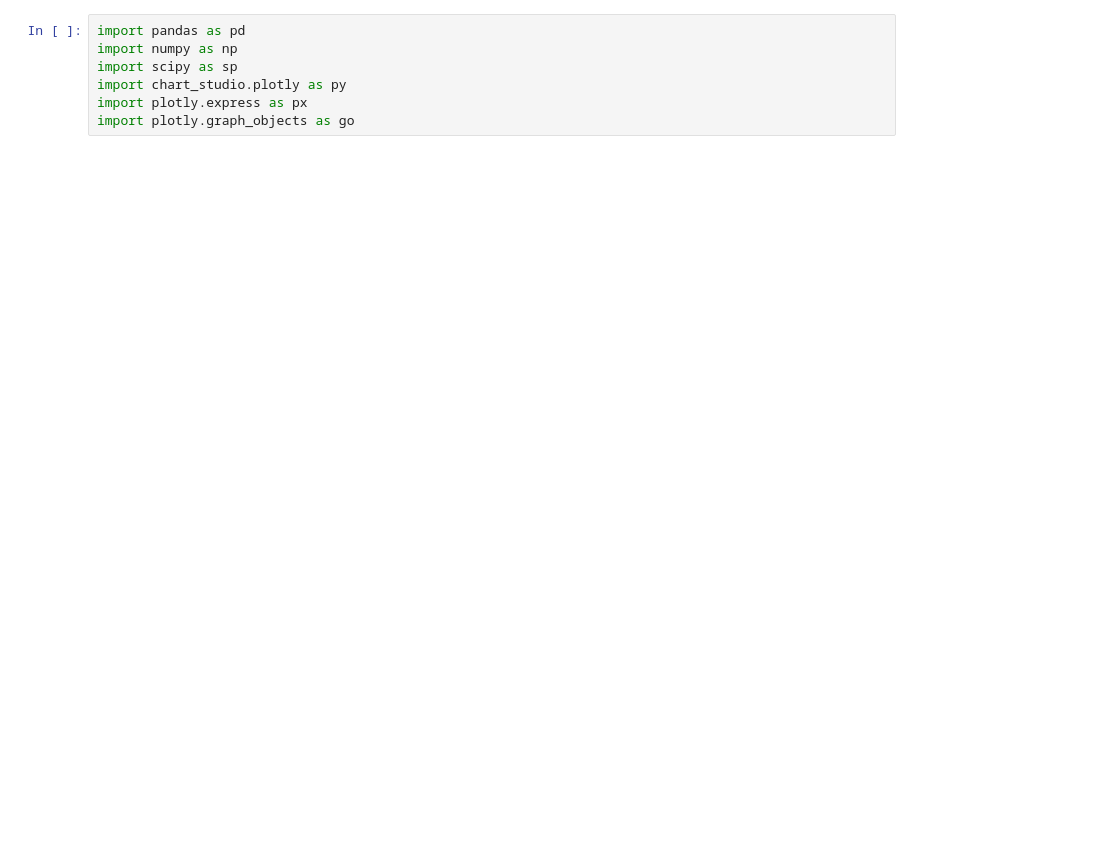
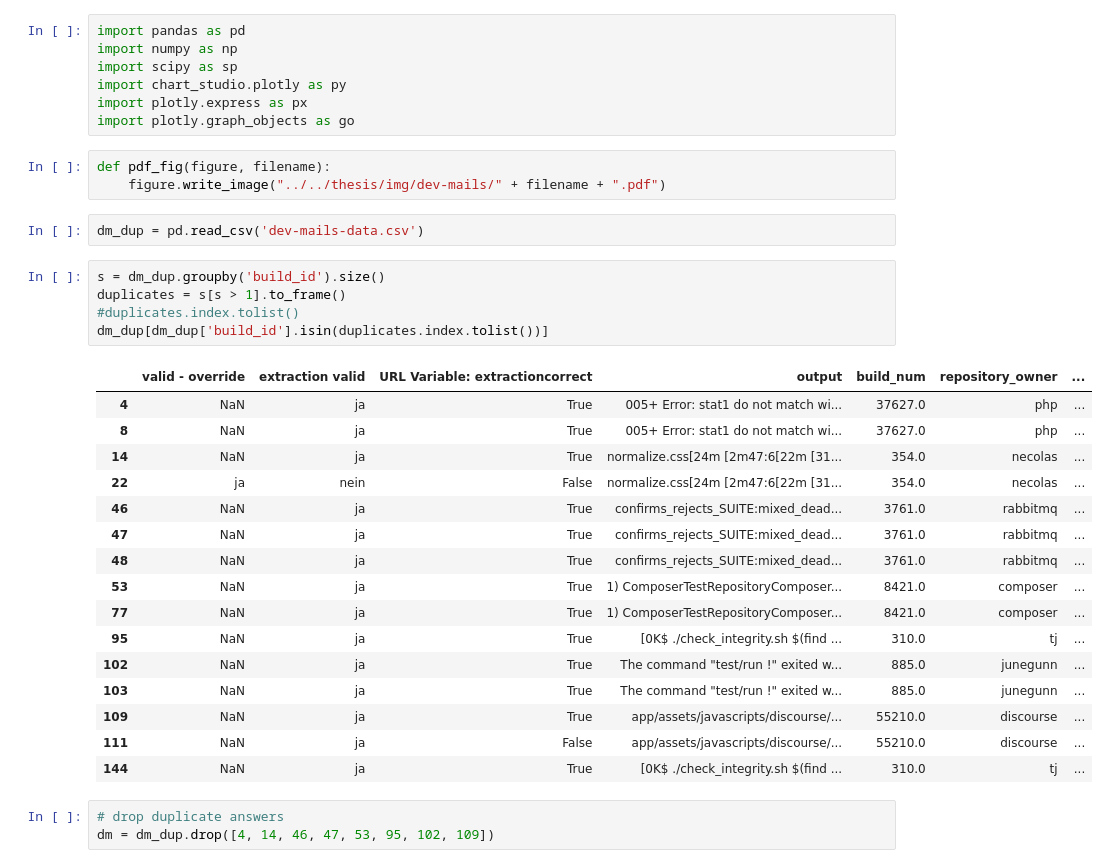
Before and after one commit to lacinoire/master-thesis, a Jupyter notebook: evaluation/results/dev_mails_data_analysis.ipynb, the cells around one changed output. Drawn from its saved outputs; the diff is of its cells as text; blank space fills up the shorter version.

```diff
--- a/evaluation/results/dev_mails_data_analysis.ipynb
+++ b/evaluation/results/dev_mails_data_analysis.ipynb
@@ -5,3 +5,33 @@ import scipy as sp
 import chart_studio.plotly as py
 import plotly.express as px
 import plotly.graph_objects as go
+# %%
+def pdf_fig(figure, filename):
+    figure.write_image("../../thesis/img/dev-mails/" + filename + ".pdf")
+# %%
+dm_dup = pd.read_csv('dev-mails-data.csv')
+# %%
+s = dm_dup.groupby('build_id').size()
+duplicates = s[s > 1].to_frame()
+#duplicates.index.tolist()
+dm_dup[dm_dup['build_id'].isin(duplicates.index.tolist())]
+# %% [output]
+|  | valid - override | extraction valid | URL Variable: extractioncorrect | output | build_num | repository_owner | ... |
+| 4 | NaN | ja | True | 005+ Error: stat1 do not match wi... | 37627.0 | php | ... |
+| 8 | NaN | ja | True | 005+ Error: stat1 do not match wi... | 37627.0 | php | ... |
+| 14 | NaN | ja | True | normalize.css[24m [2m47:6[22m [31... | 354.0 | necolas | ... |
+| 22 | ja | nein | False | normalize.css[24m [2m47:6[22m [31... | 354.0 | necolas | ... |
+| 46 | NaN | ja | True | confirms_rejects_SUITE:mixed_dead... | 3761.0 | rabbitmq | ... |
+| 47 | NaN | ja | True | confirms_rejects_SUITE:mixed_dead... | 3761.0 | rabbitmq | ... |
+| 48 | NaN | ja | True | confirms_rejects_SUITE:mixed_dead... | 3761.0 | rabbitmq | ... |
+| 53 | NaN | ja | True | 1) ComposerTestRepositoryComposer... | 8421.0 | composer | ... |
+| 77 | NaN | ja | True | 1) ComposerTestRepositoryComposer... | 8421.0 | composer | ... |
+| 95 | NaN | ja | True | [0K$ ./check_integrity.sh $(find ... | 310.0 | tj | ... |
+| 102 | NaN | ja | True | The command "test/run !" exited w... | 885.0 | junegunn | ... |
+| 103 | NaN | ja | True | The command "test/run !" exited w... | 885.0 | junegunn | ... |
+| 109 | NaN | ja | True | app/assets/javascripts/discourse/... | 55210.0 | discourse | ... |
+| 111 | NaN | ja | False | app/assets/javascripts/discourse/... | 55210.0 | discourse | ... |
+| 144 | NaN | ja | True | [0K$ ./check_integrity.sh $(find ... | 310.0 | tj | ... |
+# %%
+# drop duplicate answers
+dm = dm_dup.drop([4, 14, 46, 47, 53, 95, 102, 109])
```
Also changed, not shown: parts of 14 cells of this notebook, 13 other files.
